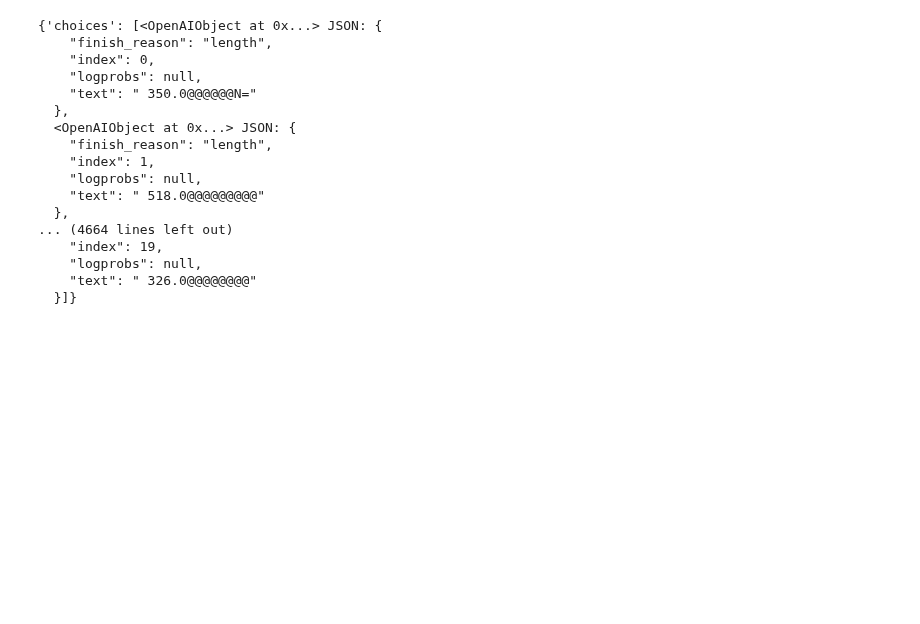
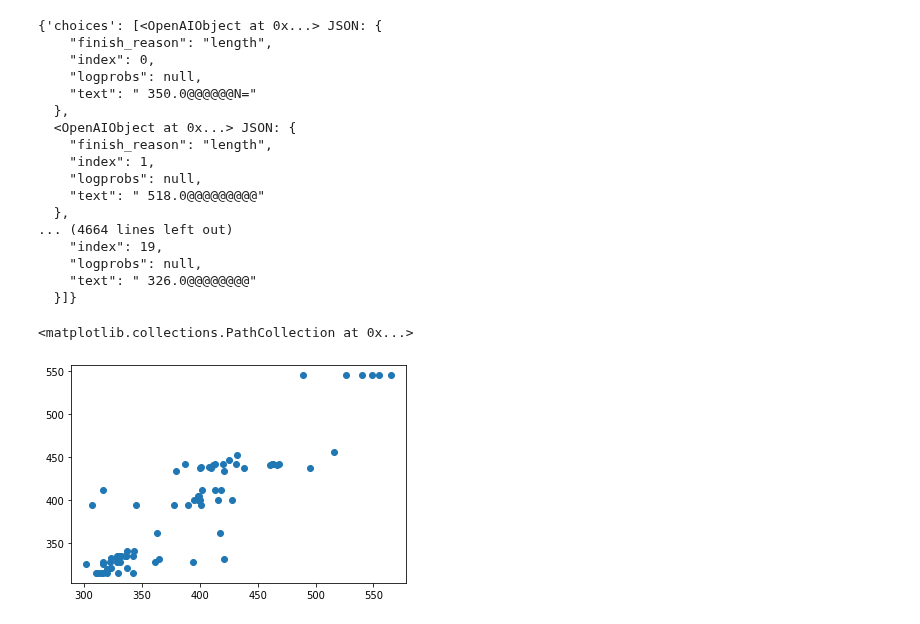
Before and after one commit to kjappelbaum/gpt3forchem, a Jupyter notebook: experiments/17_try_learning_w_smiles_augmentation.ipynb, the cells around one changed output. Saved outputs shown, nothing was run; the diff lists cells and outputs as text; code cells hidden in the pictures; blank space fills up the shorter version.

Commit message:
chore: augment more

```diff
--- a/experiments/17_try_learning_w_smiles_augmentation.ipynb
+++ b/experiments/17_try_learning_w_smiles_augmentation.ipynb
@@ -303,3 +305,21 @@ predictions_augmented = [extract_regression_prediction(augmented_results, i) for
     "logprobs": null,
     "text": " 326.0@@@@@@@@"
   }]}
+# %%
+df_predictions_augmented = pd.DataFrame({
+    'true': test_prompts_augmented['completion'].apply(lambda x: float(x.split('@')[0])),
+    'predictions': predictions_augmented,
+    'smiles': test_prompts_augmented['repr']
+})
+
+
+df_predictions_unaugmented = pd.DataFrame({
+    'true': test_prompts_unaugmented['completion'].apply(lambda x: float(x.split('@')[0])),
+    'predictions': predictions_unaugmented,
+    'smiles': test_prompts_unaugmented['repr']
+})
+# %%
+plt.scatter(df_predictions_unaugmented['true'], df_predictions_unaugmented['predictions'])
+# %% [output]
+<matplotlib.collections.PathCollection at 0x...>
+[figure, added]
```
Also changed, not shown: parts of 7 cells of this notebook, 2 other files.
